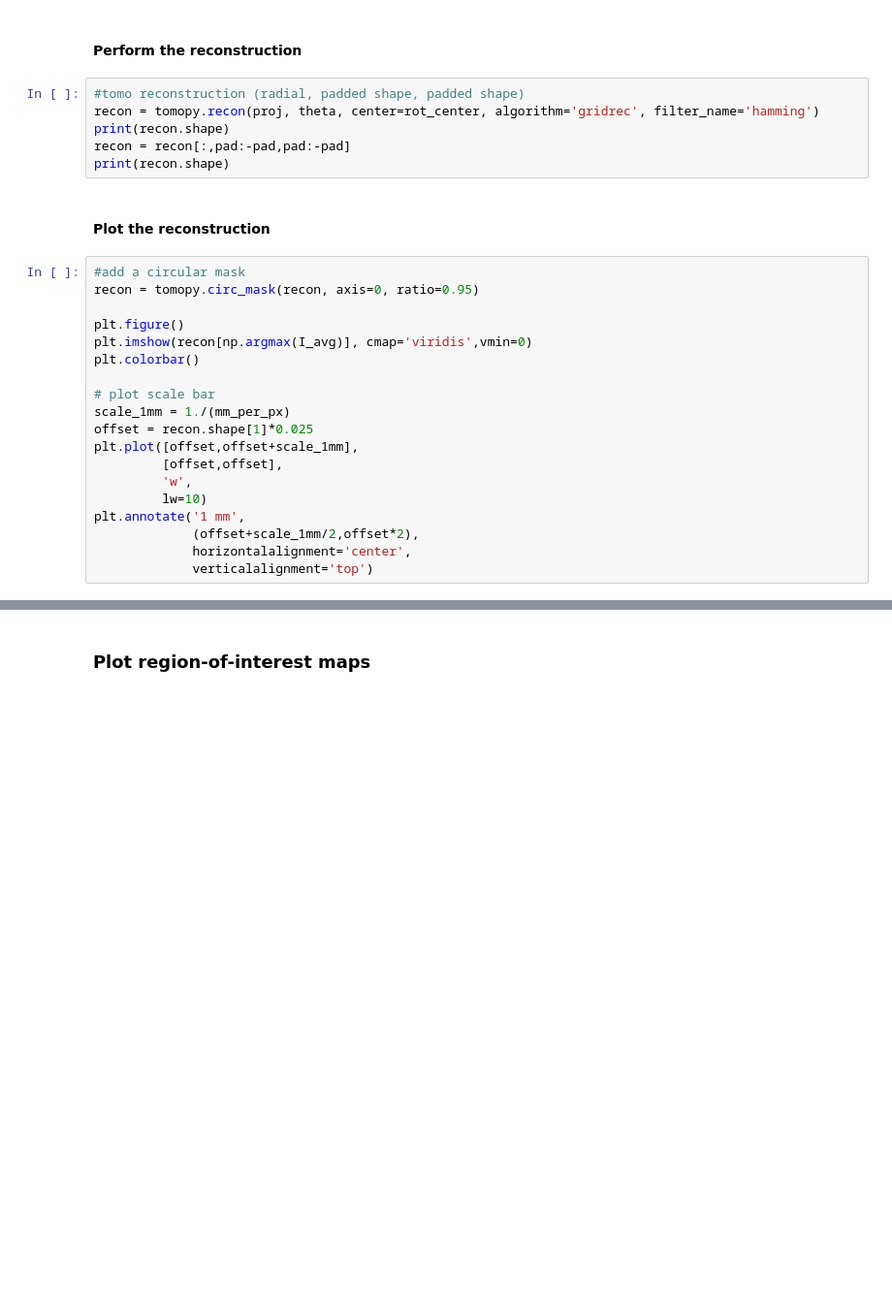
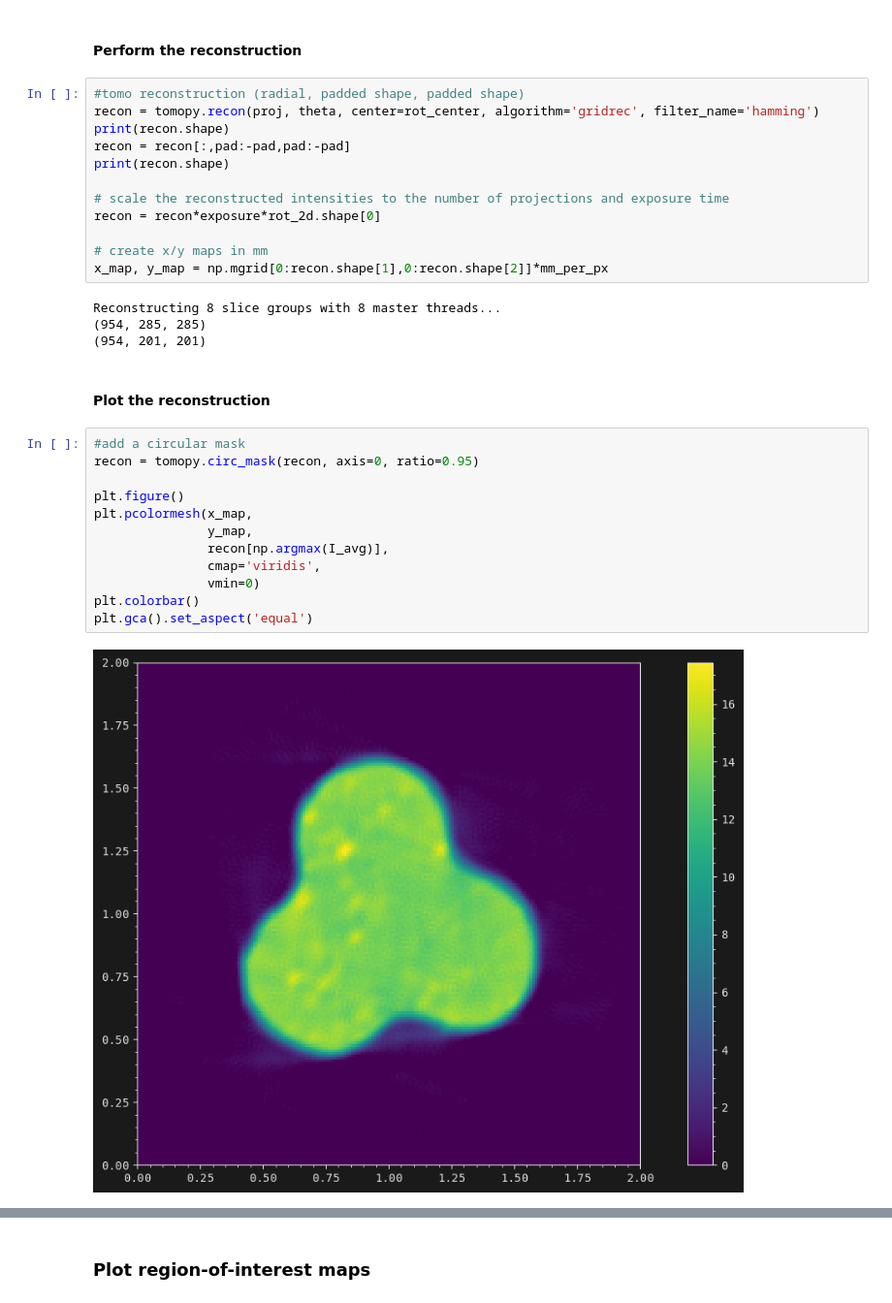
Before and after one commit to maxiv-science/DanMAX_jupyter_scripts, a Jupyter notebook: mapping/reconstructXRD_CT.ipynb, the cells around one changed output, grey strips where cells are left out. Shown at 97% size. Cells and saved outputs as stored; diff of their text form; blank space fills up the shorter version.

```diff
--- a/mapping/reconstructXRD_CT.ipynb
+++ b/mapping/reconstructXRD_CT.ipynb
@@ -139,24 +179,29 @@ recon = tomopy.recon(proj, theta, center=rot_center, algorithm='gridrec', filter
 print(recon.shape)
 recon = recon[:,pad:-pad,pad:-pad]
 print(recon.shape)
+
+# scale the reconstructed intensities to the number of projections and exposure time
+recon = recon*exposure*rot_2d.shape[0]
+
+# create x/y maps in mm
+x_map, y_map = np.mgrid[0:recon.shape[1],0:recon.shape[2]]*mm_per_px
+# %% [output]
+Reconstructing 8 slice groups with 8 master threads...
+(954, 285, 285)
+(954, 201, 201)
 # %% [markdown]
 #### Plot the reconstruction
 # %%
 #add a circular mask
 recon = tomopy.circ_mask(recon, axis=0, ratio=0.95)
 
 plt.figure()
-plt.imshow(recon[np.argmax(I_avg)], cmap='viridis',vmin=0)
+plt.pcolormesh(x_map,
+               y_map,
+               recon[np.argmax(I_avg)],
+               cmap='viridis',
+               vmin=0)
 plt.colorbar()
-
-# plot scale bar
-scale_1mm = 1./(mm_per_px)
-offset = recon.shape[1]*0.025
-plt.plot([offset,offset+scale_1mm],
-         [offset,offset],
-         'w',
-         lw=10)
-plt.annotate('1 mm',
-             (offset+scale_1mm/2,offset*2),
-             horizontalalignment='center',
-             verticalalignment='top')
+plt.gca().set_aspect('equal')
+# %% [output]
+[figure, added]
```
Also changed, not shown: parts of 5 cells of this notebook.
